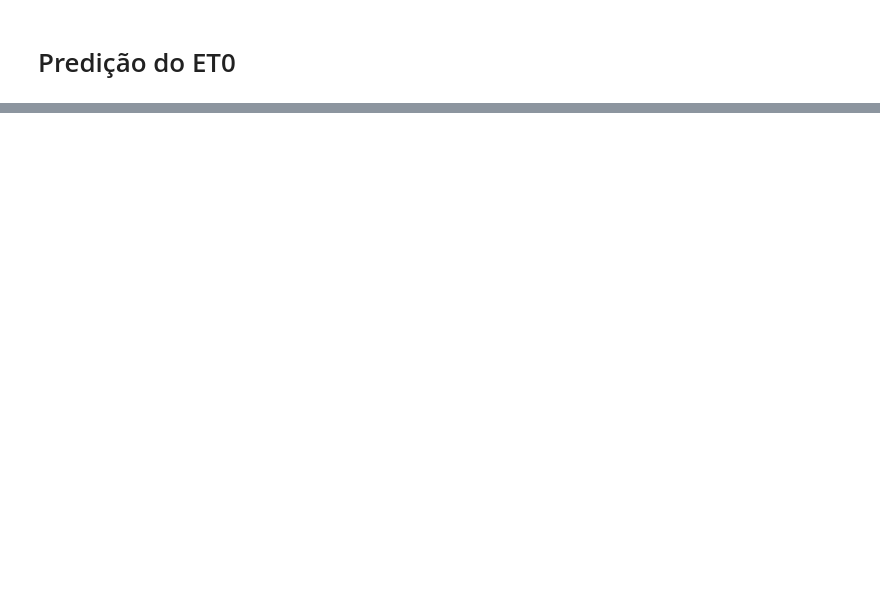
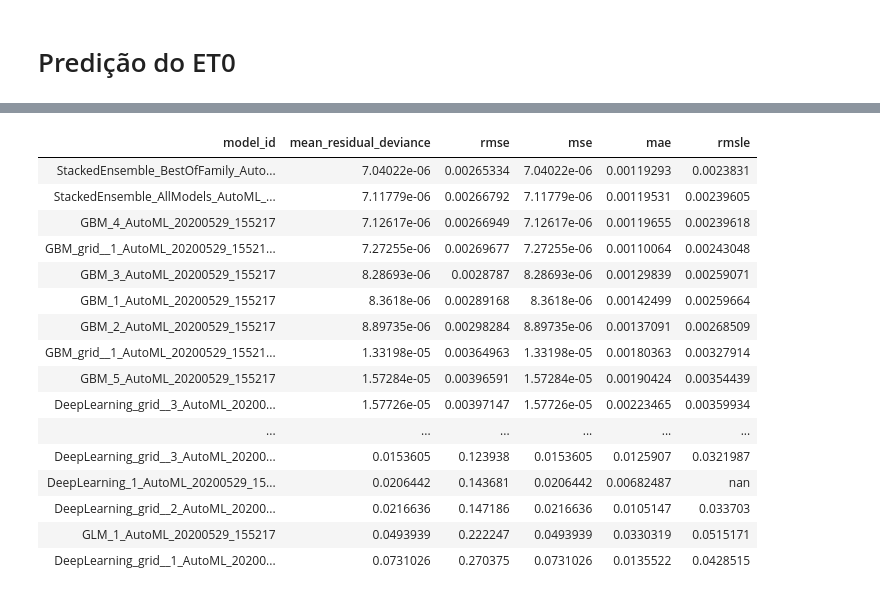
Before and after one commit to Naelia/pibic, a Jupyter notebook: notebooks/Teste.ipynb, the cells around one changed output, grey strips where cells are left out. Cells and saved outputs as stored; diff of their text form; code cells hidden in the pictures; blank space fills up the shorter version.

Commit message:
Treinando a base de dados com outros elementos adicionados.

```diff
--- a/notebooks/Teste.ipynb
+++ b/notebooks/Teste.ipynb
@@ -118,0 +145,4 @@ df_data_sample
+# %%
+# Import a sample binary outcome train/test set into H2O
+train = h2o.import_file("../dados/ttrain.csv")
+test = h2o.import_file("../dados/ttest.csv")
@@ -118,0 +152,7 @@ df_data_sample
+# %%
+x = train.columns
+y = "Eto"
+x.remove(y)
+# %%
+aml = H2OAutoML(max_models=20, seed=1)
+aml.train(x=x, y=y, training_frame=train)
@@ -118,0 +173,22 @@ df_data_sample
+# %%
+# View the AutoML Leaderboard
+lb = aml.leaderboard
+lb.head(rows=lb.nrows)  # Print all rows instead of default (10 rows)
+# %% [output]
+| model_id | mean_residual_deviance | rmse | mse | mae | rmsle |
+| StackedEnsemble_BestOfFamily_Auto... | 7.04022e-06 | 0.00265334 | 7.04022e-06 | 0.00119293 | 0.0023831 |
+| StackedEnsemble_AllModels_AutoML_... | 7.11779e-06 | 0.00266792 | 7.11779e-06 | 0.00119531 | 0.00239605 |
+| GBM_4_AutoML_20200529_155217 | 7.12617e-06 | 0.00266949 | 7.12617e-06 | 0.00119655 | 0.00239618 |
+| GBM_grid__1_AutoML_20200529_15521... | 7.27255e-06 | 0.00269677 | 7.27255e-06 | 0.00110064 | 0.00243048 |
+| GBM_3_AutoML_20200529_155217 | 8.28693e-06 | 0.0028787 | 8.28693e-06 | 0.00129839 | 0.00259071 |
+| GBM_1_AutoML_20200529_155217 | 8.3618e-06 | 0.00289168 | 8.3618e-06 | 0.00142499 | 0.00259664 |
+| GBM_2_AutoML_20200529_155217 | 8.89735e-06 | 0.00298284 | 8.89735e-06 | 0.00137091 | 0.00268509 |
+| GBM_grid__1_AutoML_20200529_15521... | 1.33198e-05 | 0.00364963 | 1.33198e-05 | 0.00180363 | 0.00327914 |
+| GBM_5_AutoML_20200529_155217 | 1.57284e-05 | 0.00396591 | 1.57284e-05 | 0.00190424 | 0.00354439 |
+| DeepLearning_grid__3_AutoML_20200... | 1.57726e-05 | 0.00397147 | 1.57726e-05 | 0.00223465 | 0.00359934 |
+| ... | ... | ... | ... | ... | ... |
+| DeepLearning_grid__3_AutoML_20200... | 0.0153605 | 0.123938 | 0.0153605 | 0.0125907 | 0.0321987 |
+| DeepLearning_1_AutoML_20200529_15... | 0.0206442 | 0.143681 | 0.0206442 | 0.00682487 | nan |
+| DeepLearning_grid__2_AutoML_20200... | 0.0216636 | 0.147186 | 0.0216636 | 0.0105147 | 0.033703 |
+| GLM_1_AutoML_20200529_155217 | 0.0493939 | 0.222247 | 0.0493939 | 0.0330319 | 0.0515171 |
+| DeepLearning_grid__1_AutoML_20200... | 0.0731026 | 0.270375 | 0.0731026 | 0.0135522 | 0.0428515 |
```
Also changed, not shown: parts of 11 cells of this notebook, 4 other files.
